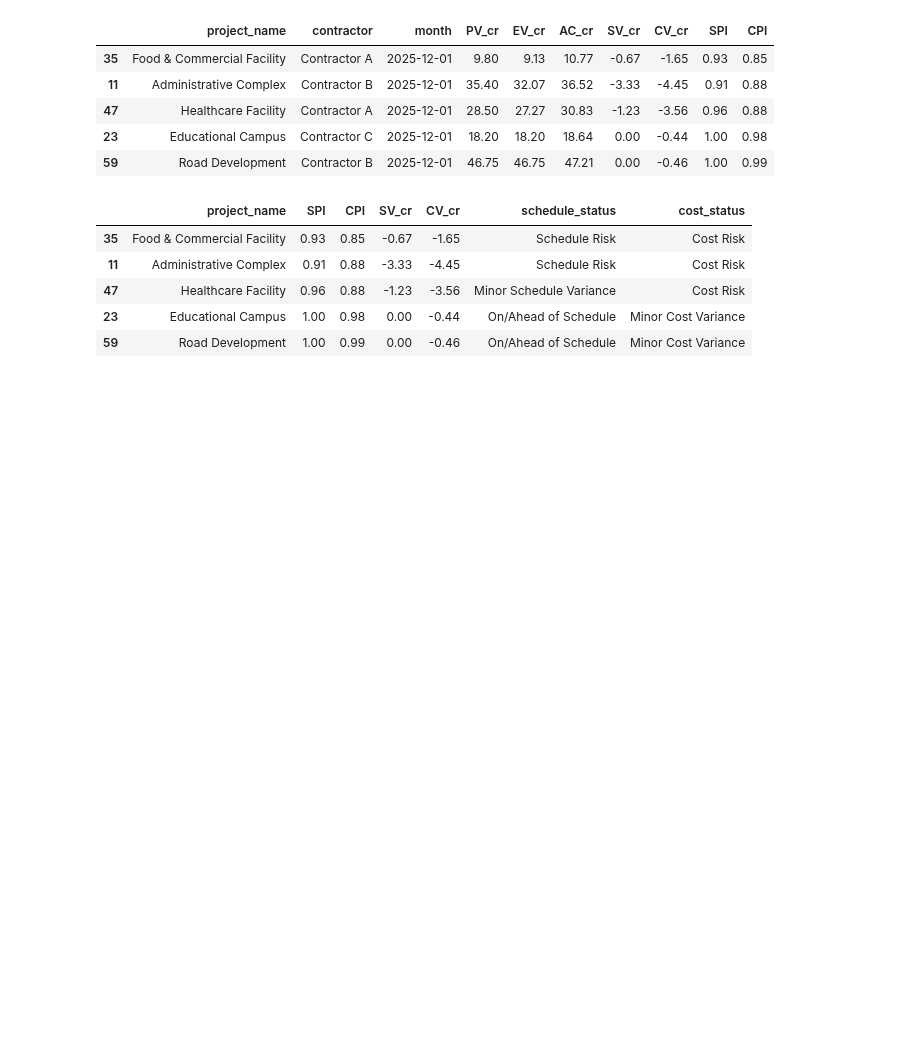
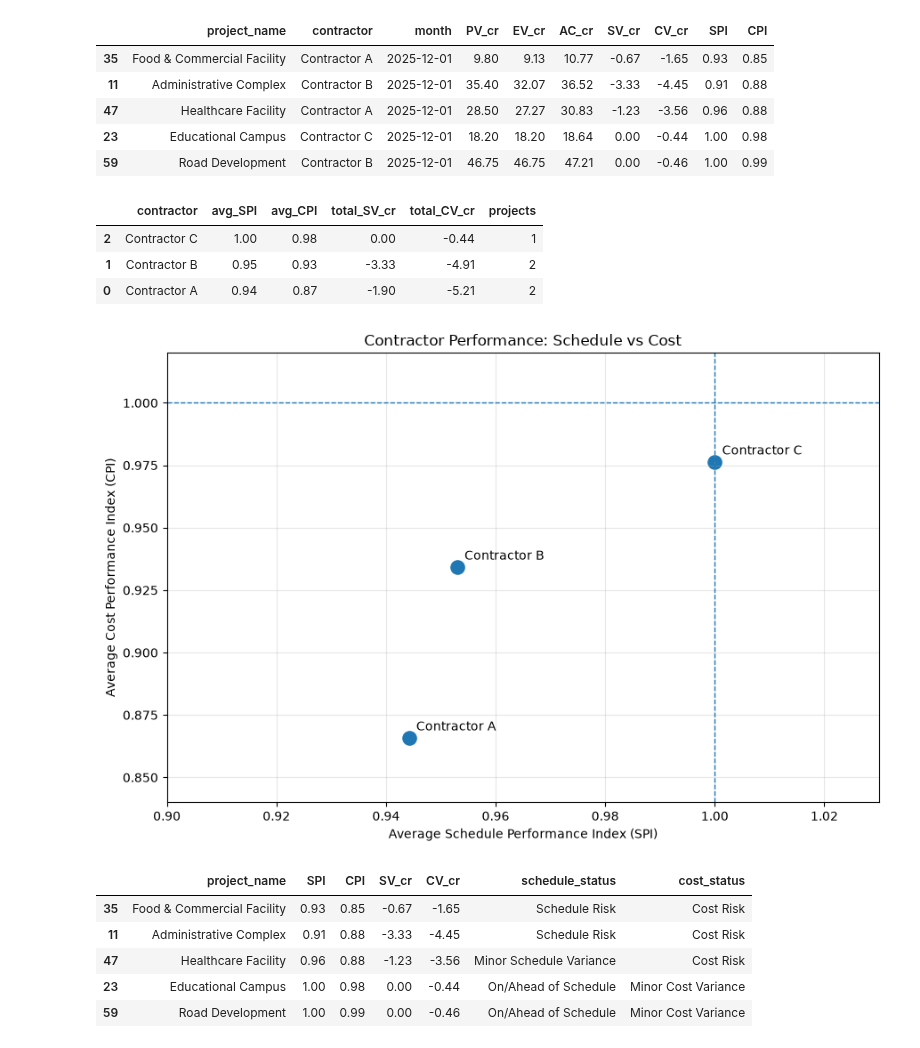
Before and after one commit to rb-ananth/construction-project-analytics, a Jupyter notebook: notebooks/construction_project_analysis.ipynb, the cells around one changed output. Drawn from its saved outputs; the diff is of its cells as text; code cells hidden in the pictures; blank space fills up the shorter version.

```diff
--- a/notebooks/construction_project_analysis.ipynb
+++ b/notebooks/construction_project_analysis.ipynb
@@ -889,6 +983,85 @@ evm_summary
 | 47 | Healthcare Facility | Contractor A | 2025-12-01 | 28.50 | 27.27 | 30.83 | -1.23 | -3.56 | 0.96 | 0.88 |
 | 23 | Educational Campus | Contractor C | 2025-12-01 | 18.20 | 18.20 | 18.64 | 0.00 | -0.44 | 1.00 | 0.98 |
 | 59 | Road Development | Contractor B | 2025-12-01 | 46.75 | 46.75 | 47.21 | 0.00 | -0.46 | 1.00 | 0.99 |
+# %%
+# Contractor performance analysis
+
+contractor_performance = (
+    evm_summary
+    .groupby("contractor", as_index=False)
+    .agg(
+        avg_SPI=("SPI", "mean"),
+        avg_CPI=("CPI", "mean"),
+        total_SV_cr=("SV_cr", "sum"),
+        total_CV_cr=("CV_cr", "sum"),
+        projects=("project_name", "count")
+    )
+    .sort_values(
+        ["avg_SPI", "avg_CPI"],
+        ascending=False
+    )
+)
+
+contractor_performance
+# %% [output]
+|  | contractor | avg_SPI | avg_CPI | total_SV_cr | total_CV_cr | projects |
+| 2 | Contractor C | 1.00 | 0.98 | 0.00 | -0.44 | 1 |
+| 1 | Contractor B | 0.95 | 0.93 | -3.33 | -4.91 | 2 |
+| 0 | Contractor A | 0.94 | 0.87 | -1.90 | -5.21 | 2 |
+# %%
+# Contractor performance: SPI vs CPI
+
+plt.figure(figsize=(9, 6))
+
+plt.scatter(
+    contractor_performance["avg_SPI"],
+    contractor_performance["avg_CPI"],
+    s=120
+)
+
+# Reference lines
+plt.axvline(
+    1.0,
+    linestyle="--",
+    linewidth=1
+)
+
+plt.axhline(
+    1.0,
+    linestyle="--",
+    linewidth=1
+)
+
+# Label contractors
+for _, row in contractor_performance.iterrows():
+    plt.annotate(
+        row["contractor"],
+        (row["avg_SPI"], row["avg_CPI"]),
+        xytext=(6, 6),
+        textcoords="offset points"
+    )
+
+plt.xlabel("Average Schedule Performance Index (SPI)")
+plt.ylabel("Average Cost Performance Index (CPI)")
+
+plt.title("Contractor Performance: Schedule vs Cost")
+
+plt.xlim(0.90, 1.03)
+plt.ylim(0.84, 1.02)
+
+plt.grid(alpha=0.3)
+
+plt.tight_layout()
+
+plt.savefig(
+    VISUALIZATION_DIR / "contractor_performance_spi_vs_cpi.png",
+    dpi=300,
+    bbox_inches="tight"
+)
+
+plt.show()
+# %% [output]
+[figure, added]
 # %%
 # EVM performance status
 
```
Also changed, not shown: parts of 12 cells of this notebook, 3 other files.
